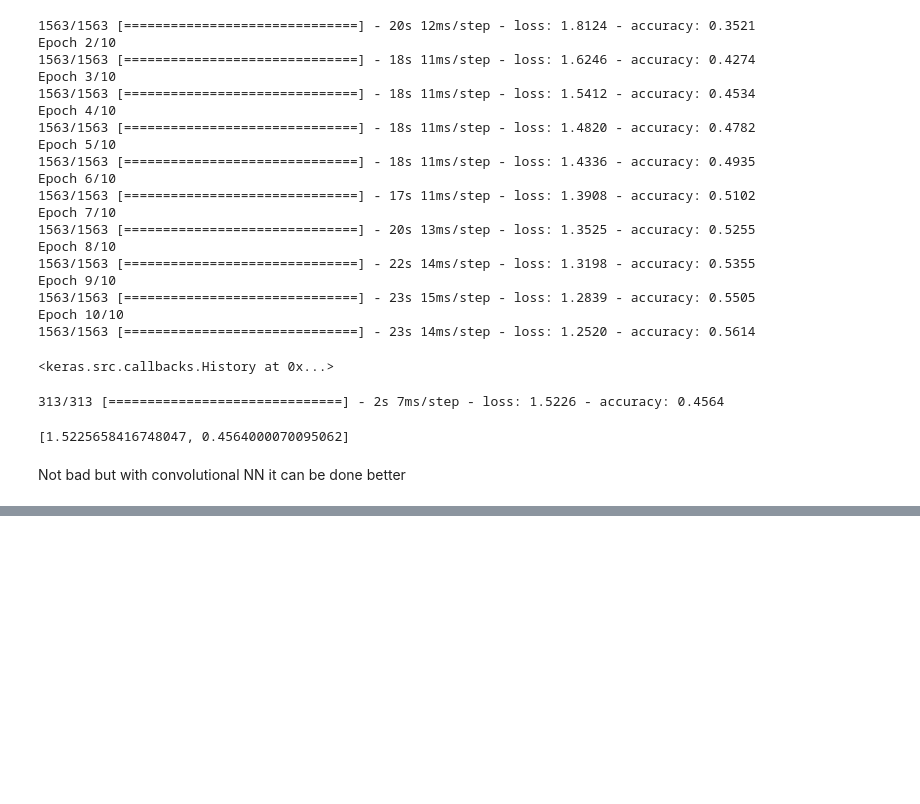
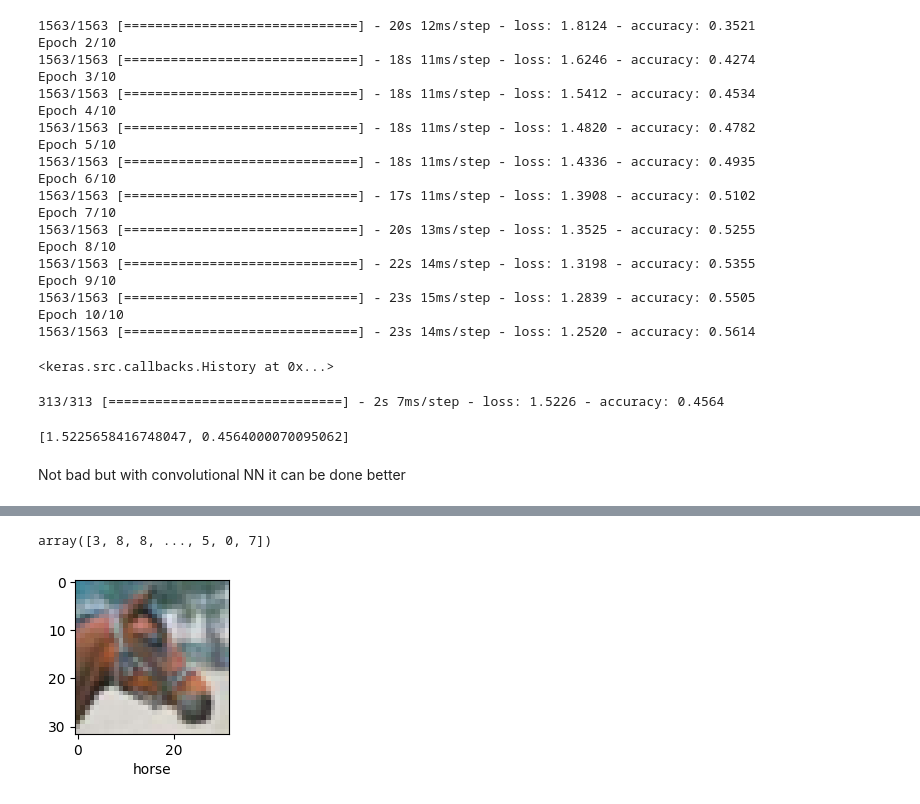
Before and after one commit to Arghyahub/MYPY, a Jupyter notebook: DL/13. ConvolNN Cifar/conv.ipynb, the cells around one changed output, grey strips where cells are left out. Drawn from its saved outputs; the diff is of its cells as text; code cells hidden in the pictures; blank space fills up the shorter version.

```diff
--- a/DL/13. ConvolNN Cifar/conv.ipynb
+++ b/DL/13. ConvolNN Cifar/conv.ipynb
@@ -159,0 +151,9 @@ cnn.evaluate(X_test,y_test)
+# %%
+y_pred = np.array([ np.argmax(y) for y in y_pred ])
+y_pred
+# %% [output]
+array([3, 8, 8, ..., 5, 0, 7])
+# %%
+ShowImage(X_test,y_test,17)
+# %% [output]
+[figure, added]
```
Also changed, not shown: parts of 6 cells of this notebook.
